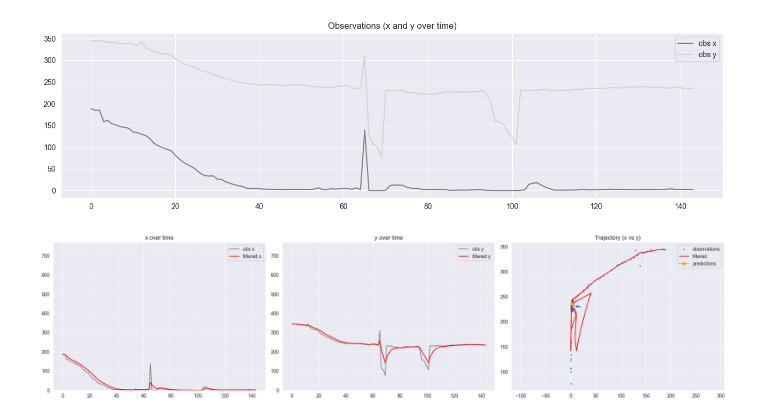
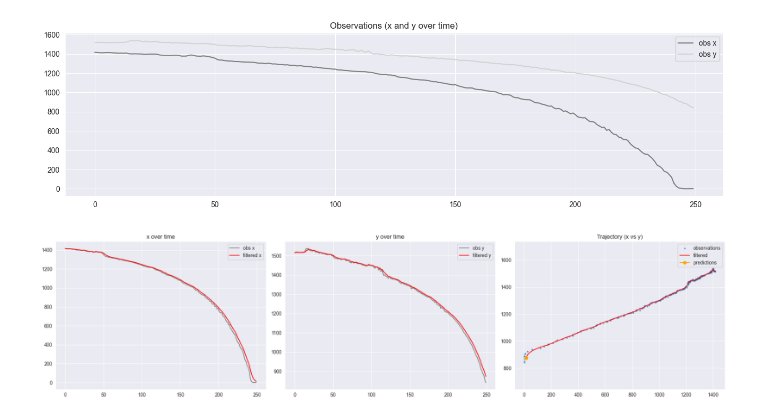
Before and after one commit to 8gaU8/robotics-assignment2-bayesian-filtering, a Jupyter notebook: notebooks/kf.ipynb, the cells around one changed output. Saved outputs shown, nothing was run; the diff lists cells and outputs as text; code cells hidden in the pictures.

```diff
--- a/notebooks/kf.ipynb
+++ b/notebooks/kf.ipynb
@@ -11,9 +20,9 @@ sns.set_style("darkgrid")
 import matplotlib.cm as cm
 
 # Read tracked positions (expects columns 'x' and 'y')
-df = pd.read_csv("../results/track_position.csv")
+df = pd.read_csv("../results/truck_position.csv")
 df.head()
-df = df.where(df["time"] > 200)
+df = df.where(df["time"] < 400)
 df = df.dropna()
 
 observations = df[["x1", "y1"]].to_numpy()
@@ -73,7 +62,7 @@ ax.set_title("Observations (x and y over time)")
 ax.legend()
 plt.show()
 # %% [output]
-[figure, old version]
+[figure, new version]
 # %%
 # Params
 # 初期状態のフィルタリング分布のパラメータ
@@ -149,8 +138,8 @@ axes[0].fill_between(
     alpha=0.2,
 )
 axes[0].set_title("x over time")
-axes[0].set_ylim([0, 432])
-axes[0].set_ylim([0, 768])
+# axes[0].set_xlim([0, 1000])
+# axes[0].set_ylim([0, 2000])
 axes[0].legend()
 
 # y over time
@@ -160,37 +149,37 @@ axes[1].fill_between(
     time,
     m_flat[:, 1] - 1.96 * np.sqrt(C[:, 1, 1]),
     m_flat[:, 1] + 1.96 * np.sqrt(C[:, 1, 1]),
     color="red",
     alpha=0.2,
 )
 axes[1].set_title("y over time")
-axes[1].set_ylim([0, 432])
-axes[1].set_ylim([0, 768])
+# axes[1].set_ylim([-1000, 1000])
+# axes[1].set_ylim([-1000, 1000])
 axes[1].legend()
 
 # 2D trajectory
 axes[2].scatter(
     observations[:, 0], observations[:, 1], s=5, label="observations", alpha=0.6
 )
 axes[2].plot(m_flat[:, 0], m_flat[:, 1], color="red", label="filtered")
 # plot predictions (from last filtered state)
 pred_times = np.arange(T, T + K)
 axes[2].plot(
     a_pred_flat[:, 0],
     a_pred_flat[:, 1],
     color="orange",
     marker="o",
     label="predictions",
 )
 axes[2].set_title("Trajectory (x vs y)")
 axes[2].legend()
-axes[2].set_ylim([0, 432])
-axes[2].set_ylim([0, 768])
+# axes[2].set_xlim([0, 1000])
+# axes[2].set_ylim([0, 1000])
 axes[2].axis("equal")
 
 plt.tight_layout()
 plt.show()
 # %% [output]
-[figure, old version]
+[figure, new version]
 # %%
 # End of notebook - you can tune W and V or extend the state to include velocity.
```
Also changed, not shown: parts of 4 cells of this notebook, 9 other files.
